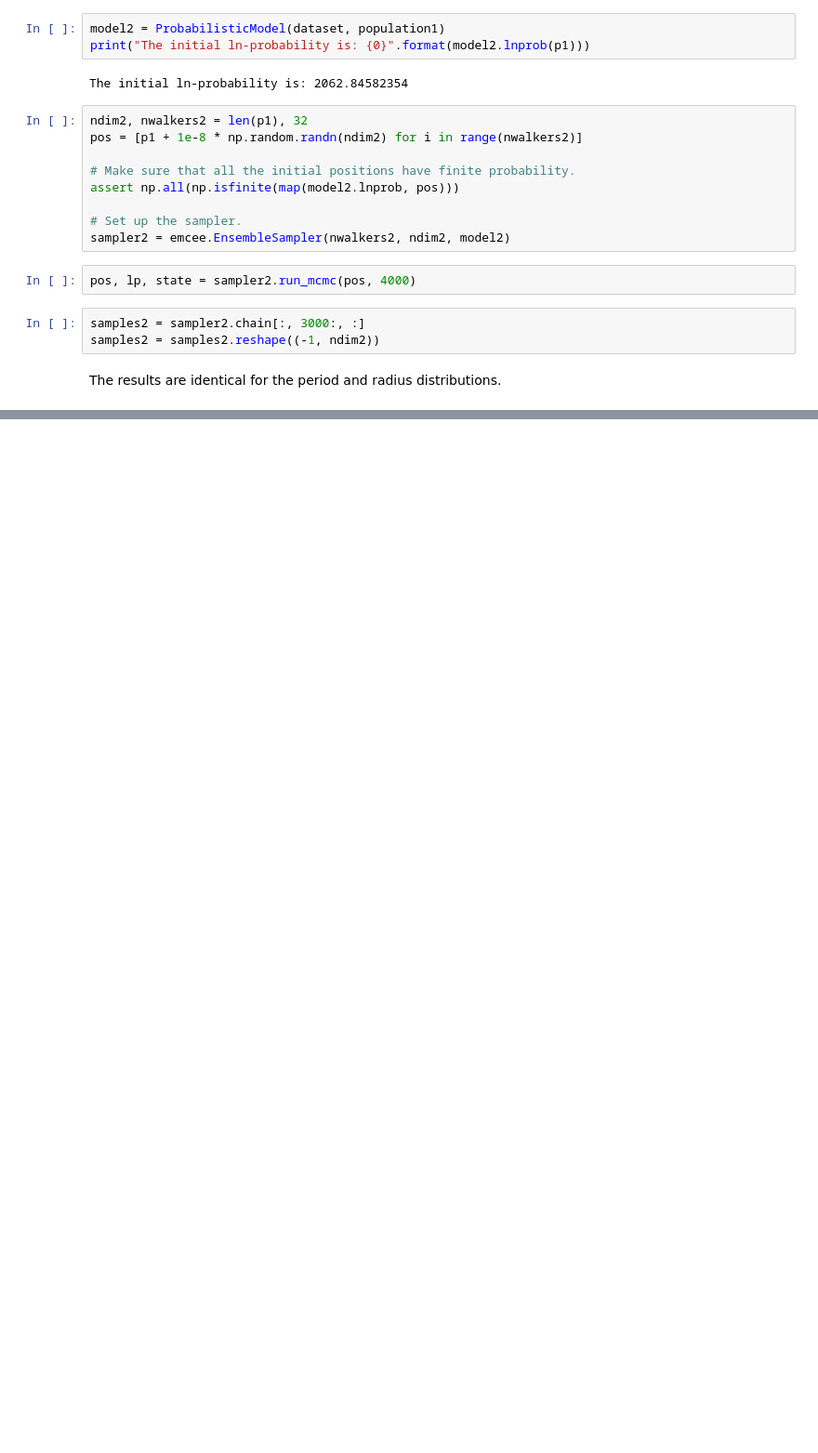
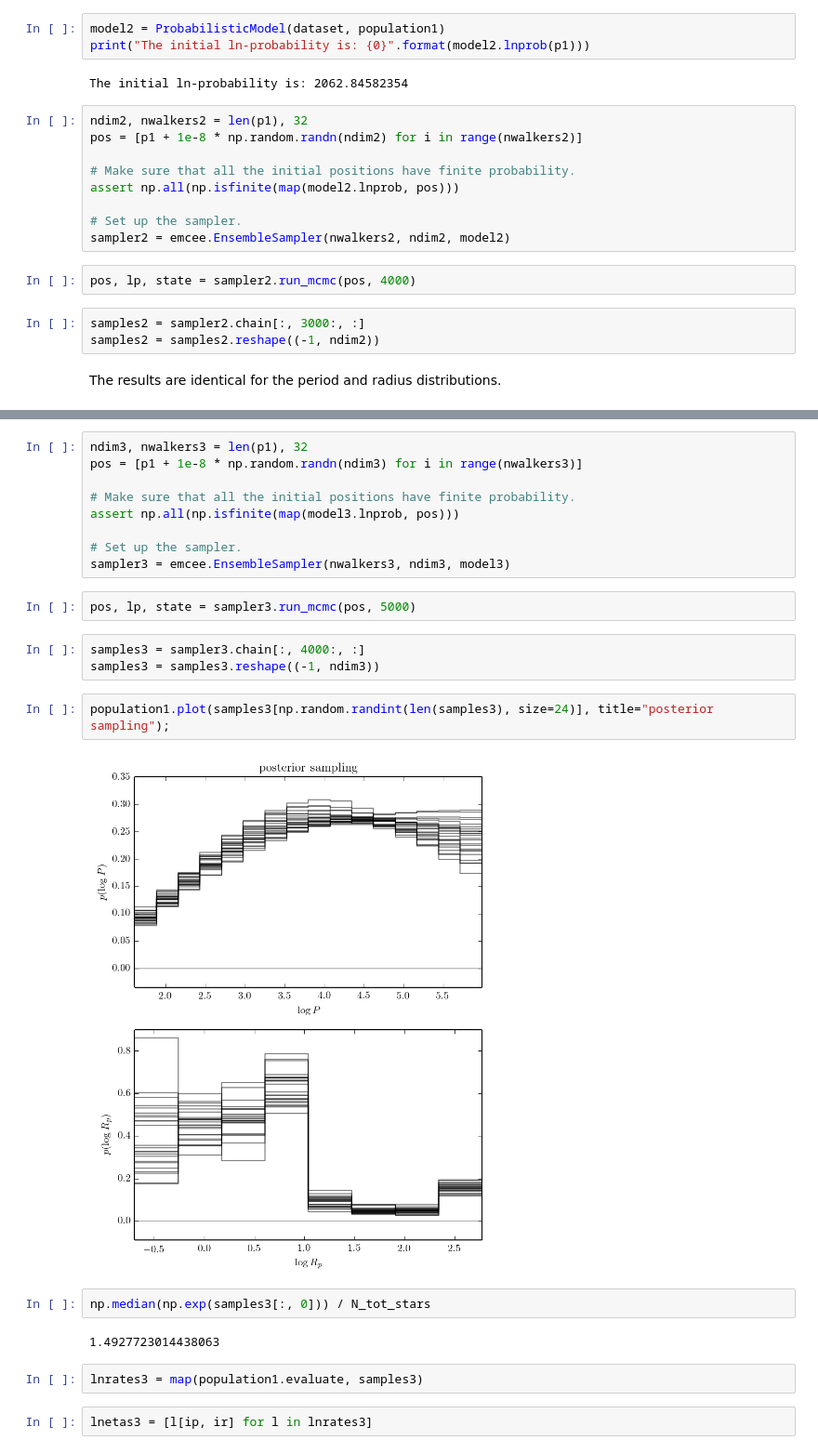
Before and after one commit to dfm/exopop, a Jupyter notebook: Demo.ipynb, the cells around one changed output, grey strips where cells are left out. Shown at 93% size. Saved outputs shown, nothing was run; the diff lists cells and outputs as text; blank space fills up the shorter version.

```diff
--- a/Demo.ipynb
+++ b/Demo.ipynb
@@ -194,0 +224,26 @@ population1.plot(samples2[np.random.randint(len(samples2), size=24)], title="pos
+# %%
+ndim3, nwalkers3 = len(p1), 32
+pos = [p1 + 1e-8 * np.random.randn(ndim3) for i in range(nwalkers3)]
+
+# Make sure that all the initial positions have finite probability.
+assert np.all(np.isfinite(map(model3.lnprob, pos)))
+
+# Set up the sampler.
+sampler3 = emcee.EnsembleSampler(nwalkers3, ndim3, model3)
+# %%
+pos, lp, state = sampler3.run_mcmc(pos, 5000)
+# %%
+samples3 = sampler3.chain[:, 4000:, :]
+samples3 = samples3.reshape((-1, ndim3))
+# %%
+population1.plot(samples3[np.random.randint(len(samples3), size=24)], title="posterior sampling");
+# %% [output]
+[figure, added]
+# %%
+np.median(np.exp(samples3[:, 0])) / N_tot_stars
+# %% [output]
+1.4927723014438063
+# %%
+lnrates3 = map(population1.evaluate, samples3)
+# %%
+lnetas3 = [l[ip, ir] for l in lnrates3]
```
Also changed, not shown: parts of 12 cells of this notebook.
